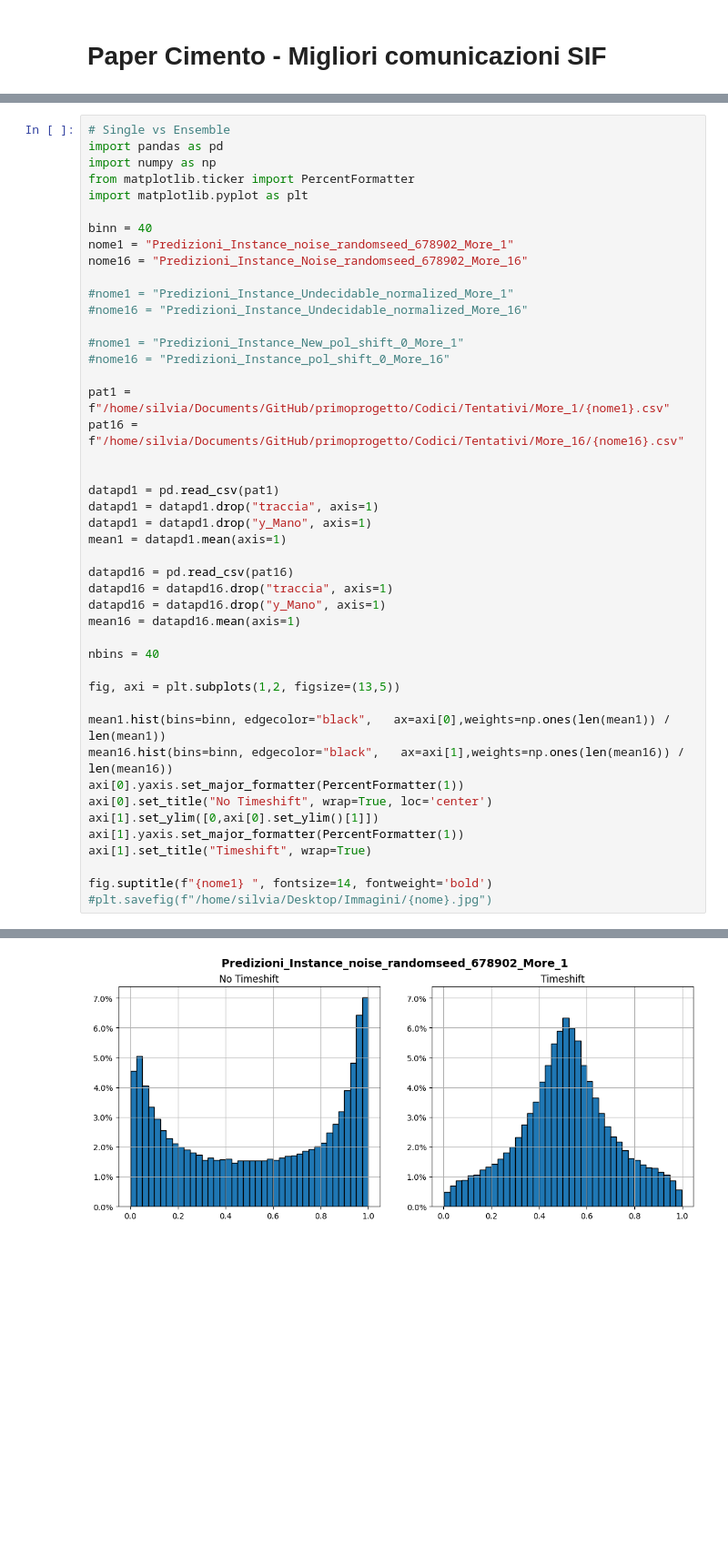
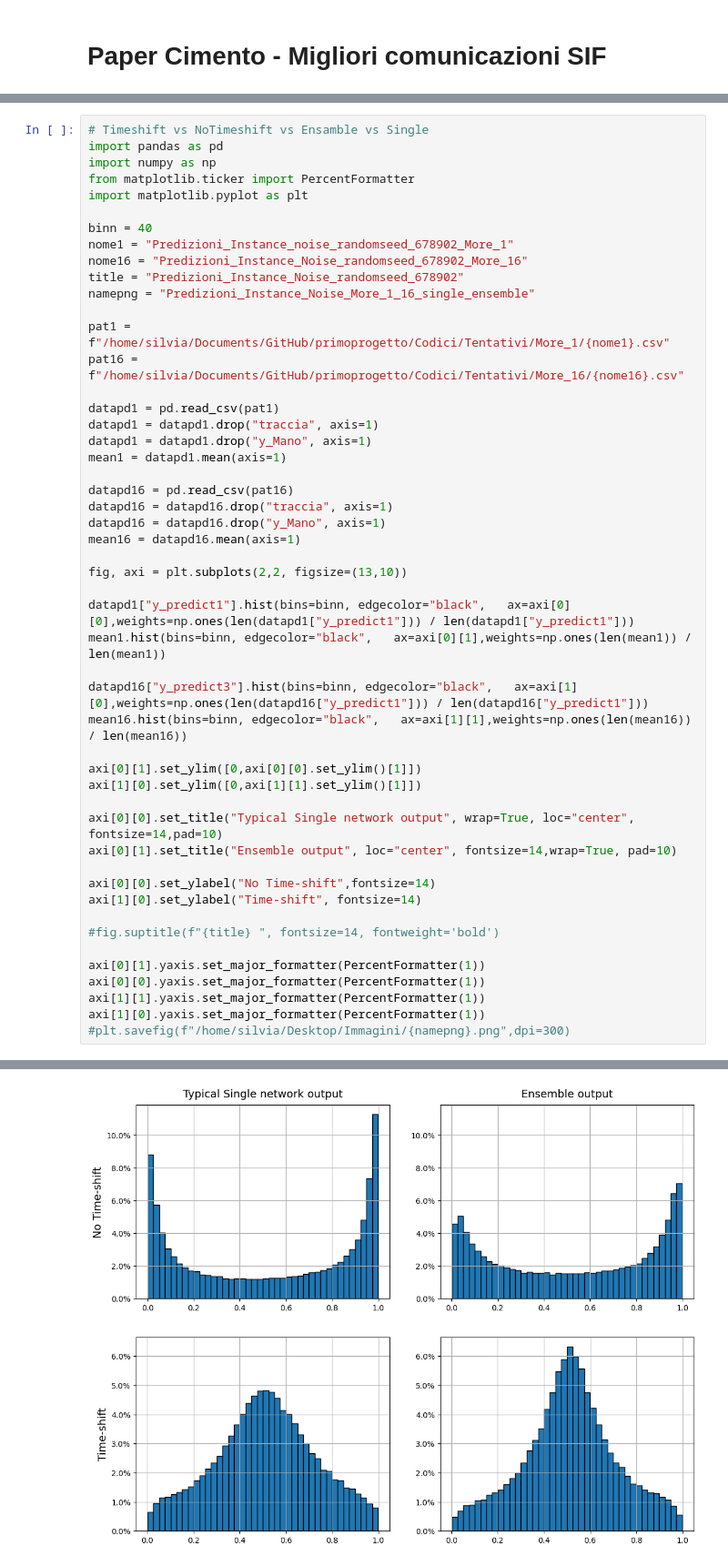
Before and after one commit to Nemenick/primoprogetto, a Jupyter notebook: Codici/_Predizioni_bag_plot.ipynb, the cells around one changed output, grey strips where cells are left out. Shown at 91% size. Drawn from its saved outputs; the diff is of its cells as text; blank space fills up the shorter version.

```diff
--- a/Codici/_Predizioni_bag_plot.ipynb
+++ b/Codici/_Predizioni_bag_plot.ipynb
@@ -655,5 +609,5 @@ Text(0.5, 0.98, 'Predizioni_Instance_noise_randomseed_678902_More_1 ')
 # %%
-# Single vs Ensemble
+# Timeshift vs NoTimeshift vs Ensamble vs Single
 import pandas as pd
 import numpy as np
 from matplotlib.ticker import PercentFormatter
@@ -662,16 +616,11 @@ import matplotlib.pyplot as plt
 binn = 40
 nome1 = "Predizioni_Instance_noise_randomseed_678902_More_1"
 nome16 = "Predizioni_Instance_Noise_randomseed_678902_More_16"
-
-#nome1 = "Predizioni_Instance_Undecidable_normalized_More_1"
-#nome16 = "Predizioni_Instance_Undecidable_normalized_More_16"
-
-#nome1 = "Predizioni_Instance_New_pol_shift_0_More_1"
-#nome16 = "Predizioni_Instance_pol_shift_0_More_16"
+title = "Predizioni_Instance_Noise_randomseed_678902"
+namepng = "Predizioni_Instance_Noise_More_1_16_single_ensemble"
 
 pat1 = f"/home/silvia/Documents/GitHub/primoprogetto/Codici/Tentativi/More_1/{nome1}.csv"
 pat16 = f"/home/silvia/Documents/GitHub/primoprogetto/Codici/Tentativi/More_16/{nome16}.csv"
-
 
 datapd1 = pd.read_csv(pat1)
 datapd1 = datapd1.drop("traccia", axis=1)
@@ -683,18 +632,28 @@ datapd16 = datapd16.drop("traccia", axis=1)
 datapd16 = datapd16.drop("y_Mano", axis=1)
 mean16 = datapd16.mean(axis=1)
 
-nbins = 40
+fig, axi = plt.subplots(2,2, figsize=(13,10))
 
-fig, axi = plt.subplots(1,2, figsize=(13,5))
+datapd1["y_predict1"].hist(bins=binn, edgecolor="black",   ax=axi[0][0],weights=np.ones(len(datapd1["y_predict1"])) / len(datapd1["y_predict1"]))
+mean1.hist(bins=binn, edgecolor="black",   ax=axi[0][1],weights=np.ones(len(mean1)) / len(mean1))
 
-mean1.hist(bins=binn, edgecolor="black",   ax=axi[0],weights=np.ones(len(mean1)) / len(mean1))
-mean16.hist(bins=binn, edgecolor="black",   ax=axi[1],weights=np.ones(len(mean16)) / len(mean16))
-axi[0].yaxis.set_major_formatter(PercentFormatter(1))
-axi[0].set_title("No Timeshift", wrap=True, loc='center')
-axi[1].set_ylim([0,axi[0].set_ylim()[1]])
-axi[1].yaxis.set_major_formatter(PercentFormatter(1))
-axi[1].set_title("Timeshift", wrap=True)
+datapd16["y_predict3"].hist(bins=binn, edgecolor="black",   ax=axi[1][0],weights=np.ones(len(datapd16["y_predict1"])) / len(datapd16["y_predict1"]))
+mean16.hist(bins=binn, edgecolor="black",   ax=axi[1][1],weights=np.ones(len(mean16)) / len(mean16))
 
-fig.suptitle(f"{nome1} ", fontsize=14, fontweight='bold')
-#plt.savefig(f"/home/silvia/Desktop/Immagini/{nome}.jpg")
+axi[0][1].set_ylim([0,axi[0][0].set_ylim()[1]])
+axi[1][0].set_ylim([0,axi[1][1].set_ylim()[1]])
+
+axi[0][0].set_title("Typical Single network output", wrap=True, loc="center", fontsize=14,pad=10)
+axi[0][1].set_title("Ensemble output", loc="center", fontsize=14,wrap=True, pad=10)
+
+axi[0][0].set_ylabel("No Time-shift",fontsize=14)
+axi[1][0].set_ylabel("Time-shift", fontsize=14)
+
+#fig.suptitle(f"{title} ", fontsize=14, fontweight='bold')
+
+axi[0][1].yaxis.set_major_formatter(PercentFormatter(1))
+axi[0][0].yaxis.set_major_formatter(PercentFormatter(1))
+axi[1][1].yaxis.set_major_formatter(PercentFormatter(1))
+axi[1][0].yaxis.set_major_formatter(PercentFormatter(1))
+#plt.savefig(f"/home/silvia/Desktop/Immagini/{namepng}.png",dpi=300)
 # %% [output]
@@ -702 +660 @@ Text(0.5, 0.98, 'Predizioni_Instance_noise_randomseed_678902_More_1 ')
-[figure, old version]
+[figure, new version]
```
Also changed, not shown: parts of 11 cells of this notebook, 3 other files.
